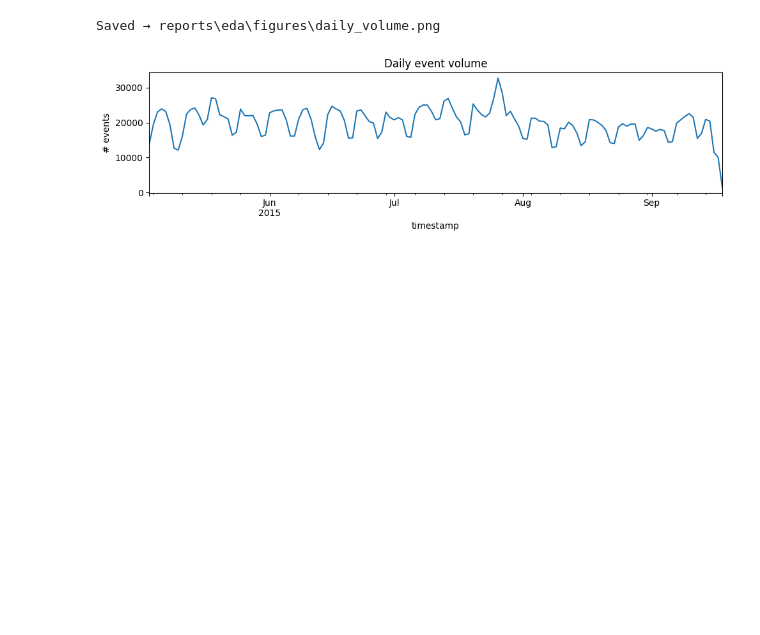
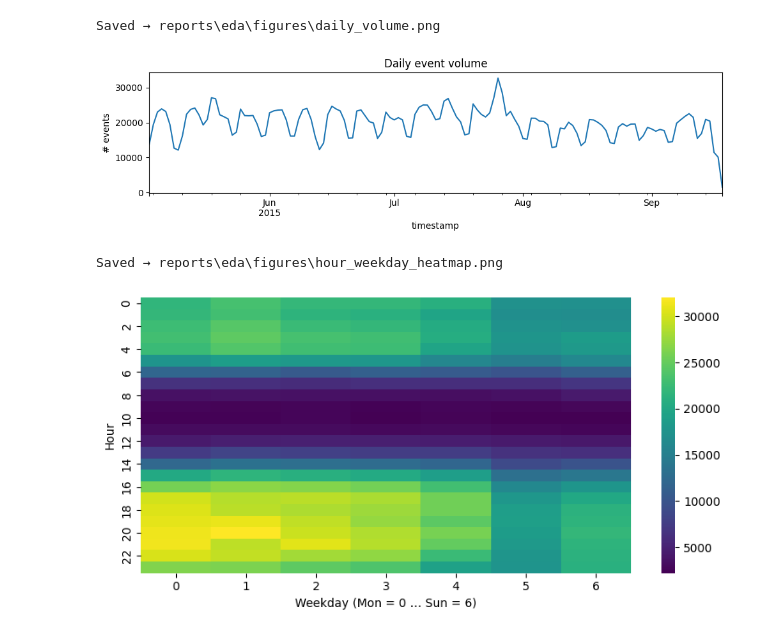
Before and after one commit to sultanaraziamst/retailai, a Jupyter notebook: 001_eda.ipynb, the cells around one changed output. Cells and saved outputs as stored; diff of their text form; code cells hidden in the pictures; blank space fills up the shorter version.

```diff
--- a/001_eda.ipynb
+++ b/001_eda.ipynb
@@ -58,3 +58,22 @@ print("Saved →", fig_path)
 # %% [output]
 Saved → reports\eda\figures\daily_volume.png
 [figure]
+# %%
+### 4 Hour × Weekday heatmap
+
+# Create a heatmap of hourly event counts by weekday
+# (0=Monday, 6=Sunday)
+heat = (events.assign(hour=events["timestamp"].dt.hour,
+                     wday=events["timestamp"].dt.dayofweek)
+              .pivot_table(index="hour", columns="wday", values="visitorid",
+                           aggfunc="count", fill_value=0)
+              .astype(float))
+fig2_path = FIG_DIR / "hour_weekday_heatmap.png"
+fig, ax = plt.subplots(figsize=(8, 4))
+sns.heatmap(heat, cmap="viridis", ax=ax)
+ax.set_xlabel("Weekday (Mon = 0 … Sun = 6)"); ax.set_ylabel("Hour")
+fig.tight_layout(); fig.savefig(fig2_path, dpi=120)
+print("Saved →", fig2_path)
+# %% [output]
+Saved → reports\eda\figures\hour_weekday_heatmap.png
+[figure, added]
```
Also changed, not shown: parts of 2 cells of this notebook, 4 other files.
